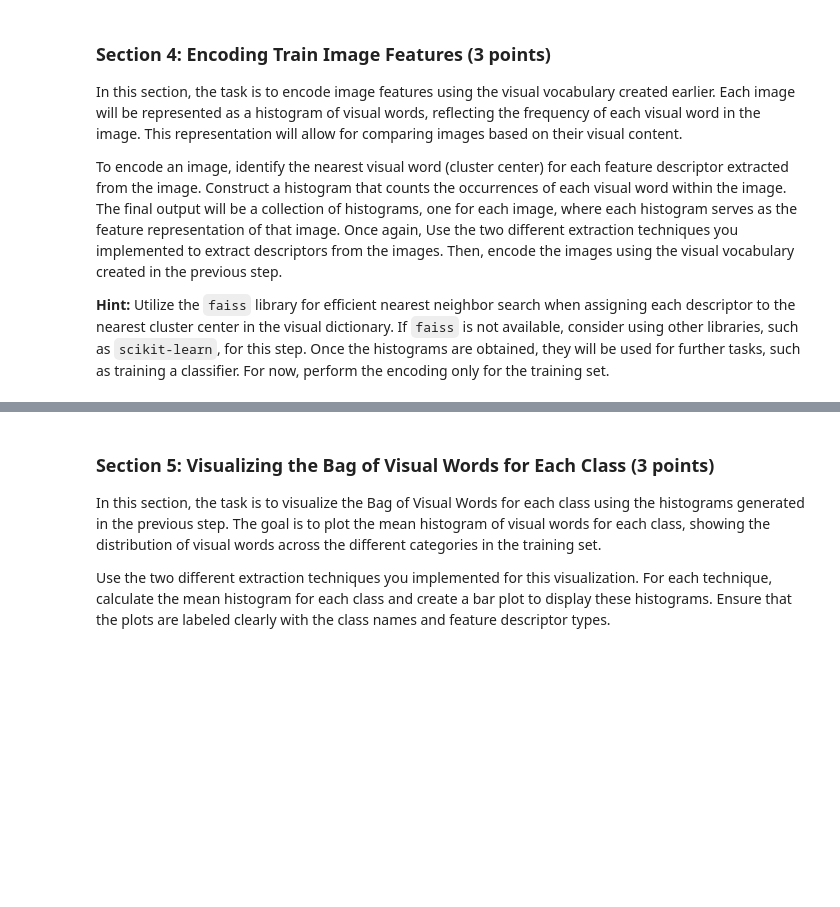
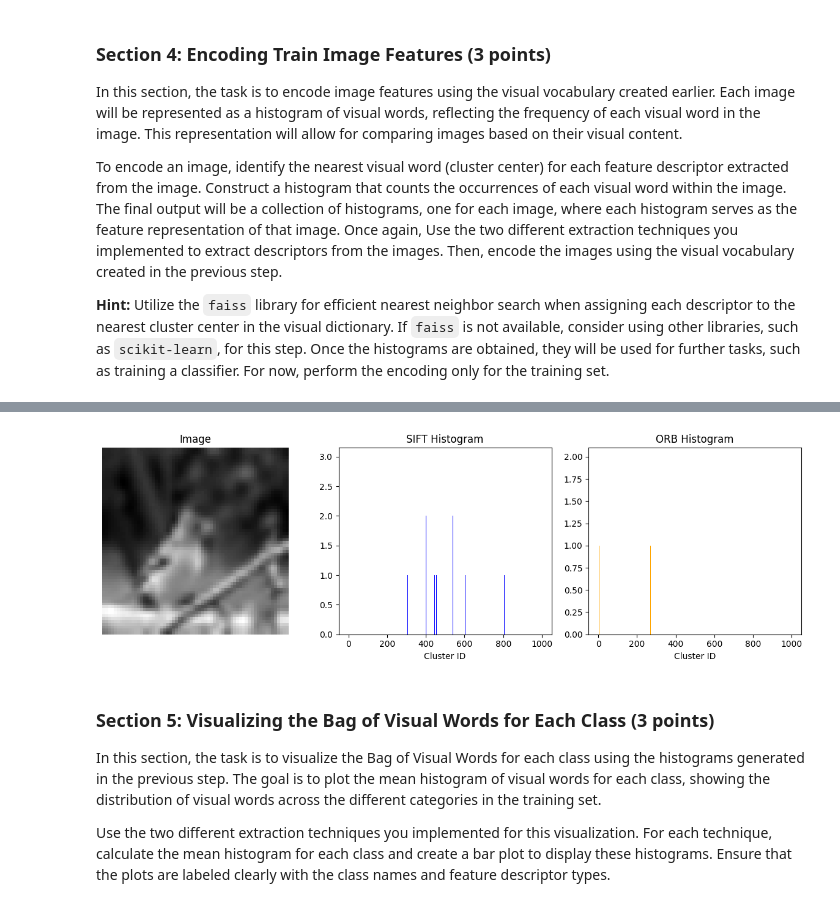
Before and after one commit to pradyutnair/cv1-final-lab-part-1, a Jupyter notebook: cv1-final-lab-part-1.ipynb, the cells around one changed output, grey strips where cells are left out. Saved outputs shown, nothing was run; the diff lists cells and outputs as text; code cells hidden in the pictures; blank space fills up the shorter version.

```diff
--- a/cv1-final-lab-part-1.ipynb
+++ b/cv1-final-lab-part-1.ipynb
@@ -665,3 +585,72 @@ Random image index: 4964
+# %%
+from sklearn.preprocessing import normalize
+
+def encode_single_image(image, feature_extractor, kmeans, normalize_histogram=False):
+    """
+    Encode image features using a pre-trained KMeans model. Returns encoding for a SINGLE image
+    :param image: Input image
+    :param feature_extractor: Feature extractor (e.g., SIFT or ORB)
+    :param kmeans: Pre-trained KMeans model
+    :return: Encoded image features
+    """
+    image = image.numpy()
+    image = normalize_upscale(image)
+
+    keypoints, descriptors = feature_extractor.detectAndCompute(image, None)
+    if descriptors is not None:
+        # Assign each descriptor to a cluster
+        cluster_labels = kmeans.predict(descriptors)
+
+        # Count the occurrences of each cluster
+        cluster_counts = np.bincount(cluster_labels, minlength=kmeans.n_clusters)
+
+        # Optionally normalize the histogram
+        if normalize_histogram:
+            cluster_counts = normalize([cluster_counts])[0]
+
+        return cluster_counts
+
+    else:
+        return None
+
+
+def plot_histogram(image, sift_histogram, orb_histogram):
+    """
+    Function that plots histogram of an image side by side
+
+    :param image: Original image
+    :param sift_histogram:
+    :param orb_histogram:
+    """
+    fig, axes = plt.subplots(1, 3, figsize=(12, 4))
+
+    # Show original image
+    image = image.numpy()
+    image = normalize_upscale(image)
+    axes[0].imshow(image, cmap='gray')
+    axes[0].set_title('Image')
+    axes[0].axis('off')
+
+    # Show SIFT histogram
+    axes[1].bar(range(len(sift_histogram)), sift_histogram, color='b')
+    axes[1].set_title('SIFT Histogram')
+    axes[1].set_xlabel('Cluster ID')
+
+    # Show ORB histogram
+    axes[2].bar(range(len(orb_histogram)), orb_histogram, color='orange')
+    axes[2].set_title('ORB Histogram')
+    axes[2].set_xlabel('Cluster ID')
+
+    plt.tight_layout()
+    plt.show()
+
+random_index = np.random.randint(0, len(train_images))
+image = train_images[random_index]
+sift_histogram = encode_single_image(image, sift, sift_kmeans, normalize_histogram=False)
+orb_histogram = encode_single_image(image, orb, orb_kmeans, normalize_histogram=False)
+plot_histogram(image, sift_histogram, orb_histogram)
+# %% [output]
+[figure, added]
 # %% [markdown]
 <a id="section-5"></a>
 ### **Section 5: Visualizing the Bag of Visual Words for Each Class (3 points)**
```
Also changed, not shown: parts of 24 cells of this notebook, 2 other files.
